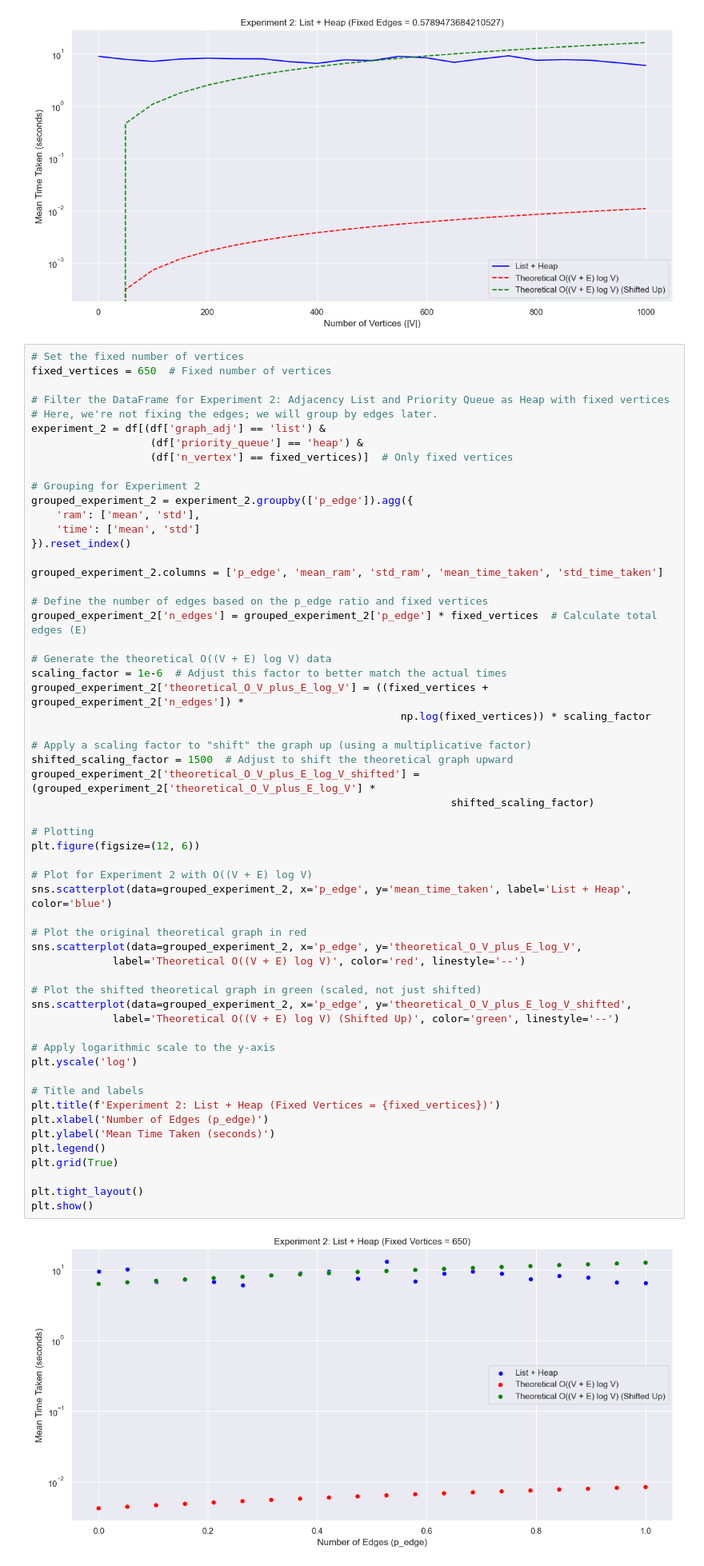
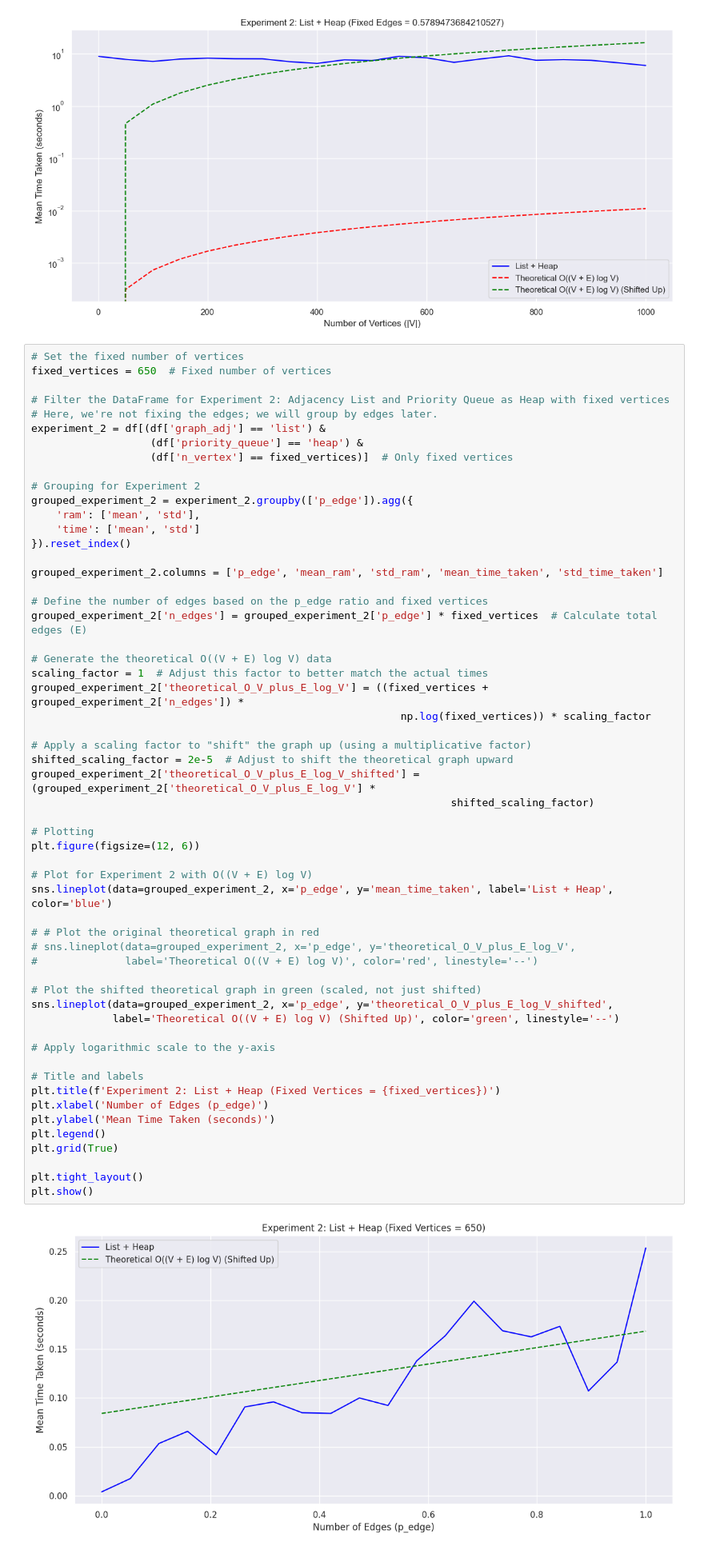
Before and after one commit to mrzzy/ntu-sc2001, a Jupyter notebook: class_2/results3.ipynb, the cells around one changed output. Shown at 80% size. Cells and saved outputs as stored; diff of their text form.

```diff
--- a/class_2/results3.ipynb
+++ b/class_2/results3.ipynb
@@ -465,43 +464,42 @@ grouped_experiment_2.columns = ['p_edge', 'mean_ram', 'std_ram', 'mean_time_take
 grouped_experiment_2['n_edges'] = grouped_experiment_2['p_edge'] * fixed_vertices  # Calculate total edges (E)
 
 # Generate the theoretical O((V + E) log V) data
-scaling_factor = 1e-6  # Adjust this factor to better match the actual times
+scaling_factor = 1  # Adjust this factor to better match the actual times
 grouped_experiment_2['theoretical_O_V_plus_E_log_V'] = ((fixed_vertices + grouped_experiment_2['n_edges']) *
                                                            np.log(fixed_vertices)) * scaling_factor
 
 # Apply a scaling factor to "shift" the graph up (using a multiplicative factor)
-shifted_scaling_factor = 1500  # Adjust to shift the theoretical graph upward
+shifted_scaling_factor = 2e-5  # Adjust to shift the theoretical graph upward
 grouped_experiment_2['theoretical_O_V_plus_E_log_V_shifted'] = (grouped_experiment_2['theoretical_O_V_plus_E_log_V'] *
                                                                    shifted_scaling_factor)
 
 # Plotting
 plt.figure(figsize=(12, 6))
 
 # Plot for Experiment 2 with O((V + E) log V)
-sns.scatterplot(data=grouped_experiment_2, x='p_edge', y='mean_time_taken', label='List + Heap', color='blue')
+sns.lineplot(data=grouped_experiment_2, x='p_edge', y='mean_time_taken', label='List + Heap', color='blue')
 
-# Plot the original theoretical graph in red
-sns.scatterplot(data=grouped_experiment_2, x='p_edge', y='theoretical_O_V_plus_E_log_V',
-             label='Theoretical O((V + E) log V)', color='red', linestyle='--')
+# # Plot the original theoretical graph in red
+# sns.lineplot(data=grouped_experiment_2, x='p_edge', y='theoretical_O_V_plus_E_log_V',
+#              label='Theoretical O((V + E) log V)', color='red', linestyle='--')
 
 # Plot the shifted theoretical graph in green (scaled, not just shifted)
-sns.scatterplot(data=grouped_experiment_2, x='p_edge', y='theoretical_O_V_plus_E_log_V_shifted',
+sns.lineplot(data=grouped_experiment_2, x='p_edge', y='theoretical_O_V_plus_E_log_V_shifted',
              label='Theoretical O((V + E) log V) (Shifted Up)', color='green', linestyle='--')
 
 # Apply logarithmic scale to the y-axis
-plt.yscale('log')
 
 # Title and labels
 plt.title(f'Experiment 2: List + Heap (Fixed Vertices = {fixed_vertices})')
 plt.xlabel('Number of Edges (p_edge)')
 plt.ylabel('Mean Time Taken (seconds)')
 plt.legend()
 plt.grid(True)
 
 plt.tight_layout()
 plt.show()
 # %% [output]
-[figure, old version]
+[figure, new version]
 # %%
 # Filter the DataFrame for Experiment 2: Adjacency List and Priority Queue as Heap
 experiment_2 = df[(df['graph_adj'] == 'list') &
```
Also changed, not shown: parts of 7 cells of this notebook.
